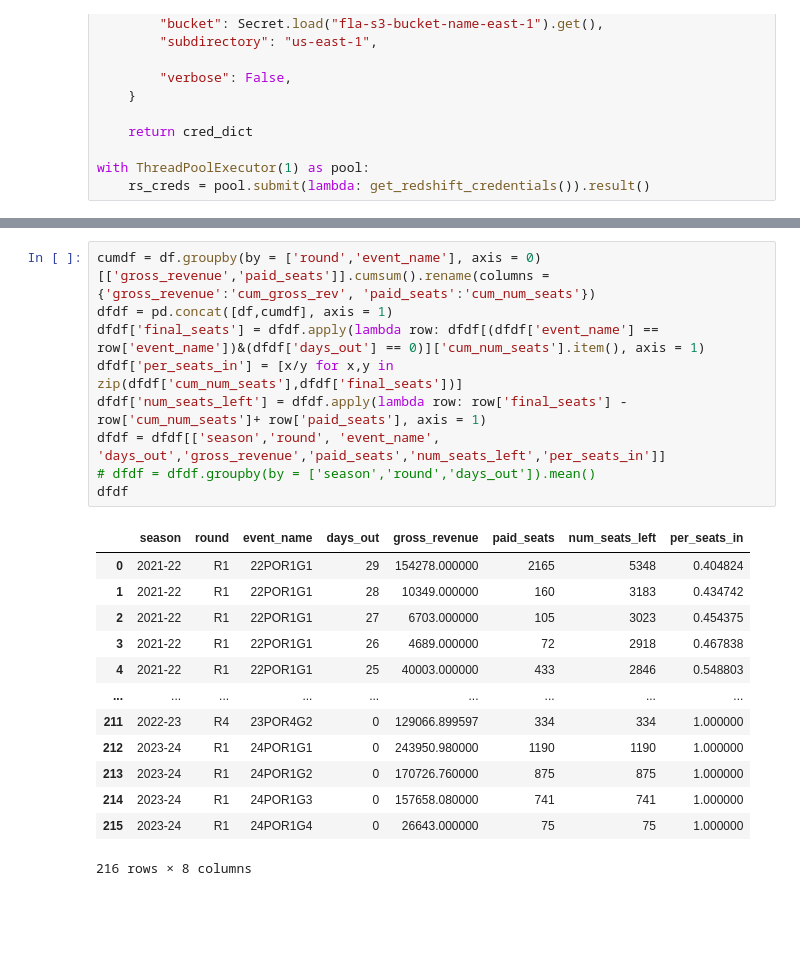
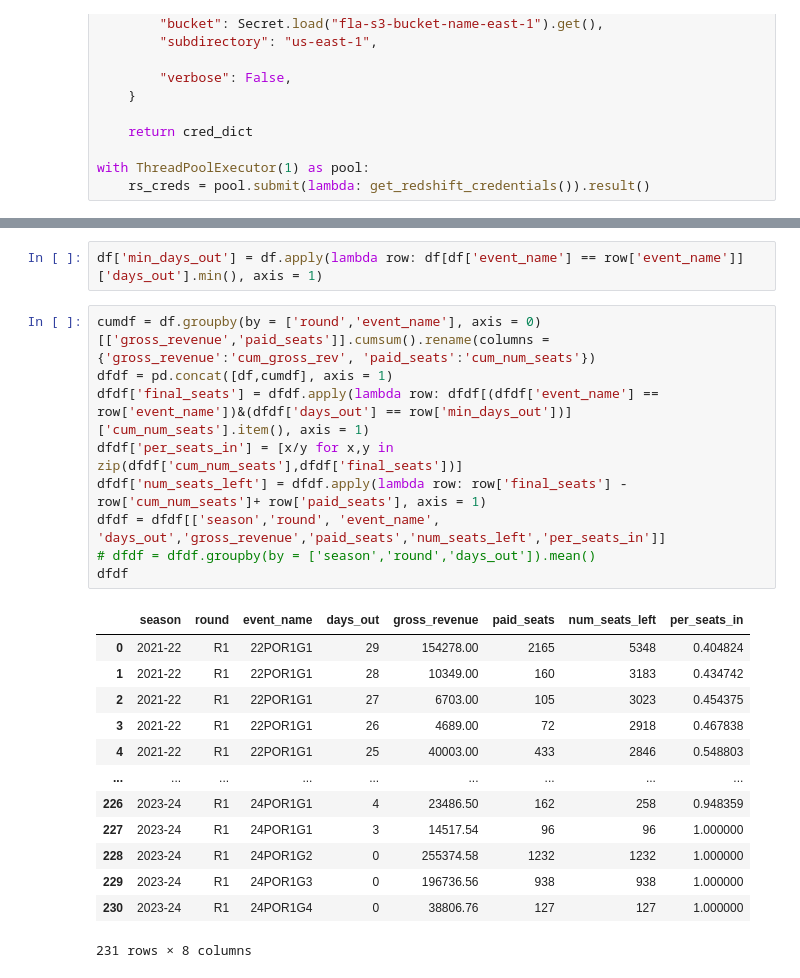
Before and after one commit to riffere-fla/pandas_party, a Jupyter notebook: playoffs_2324_expected.ipynb, the cells around one changed output, grey strips where cells are left out. Drawn from its saved outputs; the diff is of its cells as text; blank space fills up the shorter version.

```diff
--- a/playoffs_2324_expected.ipynb
+++ b/playoffs_2324_expected.ipynb
@@ -82,26 +85,28 @@ df
+# %%
+df['min_days_out'] = df.apply(lambda row: df[df['event_name'] == row['event_name']]['days_out'].min(), axis = 1)
 # %%
 cumdf = df.groupby(by = ['round','event_name'], axis = 0)[['gross_revenue','paid_seats']].cumsum().rename(columns = {'gross_revenue':'cum_gross_rev', 'paid_seats':'cum_num_seats'})
 dfdf = pd.concat([df,cumdf], axis = 1)
-dfdf['final_seats'] = dfdf.apply(lambda row: dfdf[(dfdf['event_name'] == row['event_name'])&(dfdf['days_out'] == 0)]['cum_num_seats'].item(), axis = 1)
+dfdf['final_seats'] = dfdf.apply(lambda row: dfdf[(dfdf['event_name'] == row['event_name'])&(dfdf['days_out'] == row['min_days_out'])]['cum_num_seats'].item(), axis = 1)
 dfdf['per_seats_in'] = [x/y for x,y in zip(dfdf['cum_num_seats'],dfdf['final_seats'])]
 dfdf['num_seats_left'] = dfdf.apply(lambda row: row['final_seats'] - row['cum_num_seats']+ row['paid_seats'], axis = 1)
 dfdf = dfdf[['season','round', 'event_name', 'days_out','gross_revenue','paid_seats','num_seats_left','per_seats_in']]
 # dfdf = dfdf.groupby(by = ['season','round','days_out']).mean()
 dfdf
 # %% [output]
 |  | season | round | event_name | days_out | gross_revenue | paid_seats | num_seats_left | per_seats_in |
-| 0 | 2021-22 | R1 | 22POR1G1 | 29 | 154278.000000 | 2165 | 5348 | 0.404824 |
-| 1 | 2021-22 | R1 | 22POR1G1 | 28 | 10349.000000 | 160 | 3183 | 0.434742 |
-| 2 | 2021-22 | R1 | 22POR1G1 | 27 | 6703.000000 | 105 | 3023 | 0.454375 |
-| 3 | 2021-22 | R1 | 22POR1G1 | 26 | 4689.000000 | 72 | 2918 | 0.467838 |
-| 4 | 2021-22 | R1 | 22POR1G1 | 25 | 40003.000000 | 433 | 2846 | 0.548803 |
+| 0 | 2021-22 | R1 | 22POR1G1 | 29 | 154278.00 | 2165 | 5348 | 0.404824 |
+| 1 | 2021-22 | R1 | 22POR1G1 | 28 | 10349.00 | 160 | 3183 | 0.434742 |
+| 2 | 2021-22 | R1 | 22POR1G1 | 27 | 6703.00 | 105 | 3023 | 0.454375 |
+| 3 | 2021-22 | R1 | 22POR1G1 | 26 | 4689.00 | 72 | 2918 | 0.467838 |
+| 4 | 2021-22 | R1 | 22POR1G1 | 25 | 40003.00 | 433 | 2846 | 0.548803 |
 | ... | ... | ... | ... | ... | ... | ... | ... | ... |
-| 211 | 2022-23 | R4 | 23POR4G2 | 0 | 129066.899597 | 334 | 334 | 1.000000 |
-| 212 | 2023-24 | R1 | 24POR1G1 | 0 | 243950.980000 | 1190 | 1190 | 1.000000 |
-| 213 | 2023-24 | R1 | 24POR1G2 | 0 | 170726.760000 | 875 | 875 | 1.000000 |
-| 214 | 2023-24 | R1 | 24POR1G3 | 0 | 157658.080000 | 741 | 741 | 1.000000 |
-| 215 | 2023-24 | R1 | 24POR1G4 | 0 | 26643.000000 | 75 | 75 | 1.000000 |
+| 226 | 2023-24 | R1 | 24POR1G1 | 4 | 23486.50 | 162 | 258 | 0.948359 |
+| 227 | 2023-24 | R1 | 24POR1G1 | 3 | 14517.54 | 96 | 96 | 1.000000 |
+| 228 | 2023-24 | R1 | 24POR1G2 | 0 | 255374.58 | 1232 | 1232 | 1.000000 |
+| 229 | 2023-24 | R1 | 24POR1G3 | 0 | 196736.56 | 938 | 938 | 1.000000 |
+| 230 | 2023-24 | R1 | 24POR1G4 | 0 | 38806.76 | 127 | 127 | 1.000000 |
-216 rows × 8 columns
+231 rows × 8 columns
 # %%
 #df = df.merge(dfdf, how = 'left', on = ['season','round', 'days_out'])
 FLA_Redshift(**rs_creds).write_to_warehouse(df = dfdf, table_name= "cth_historical_tier_velocity_playoffs")
```
Also changed, not shown: parts of 4 cells of this notebook, 1 other file.
